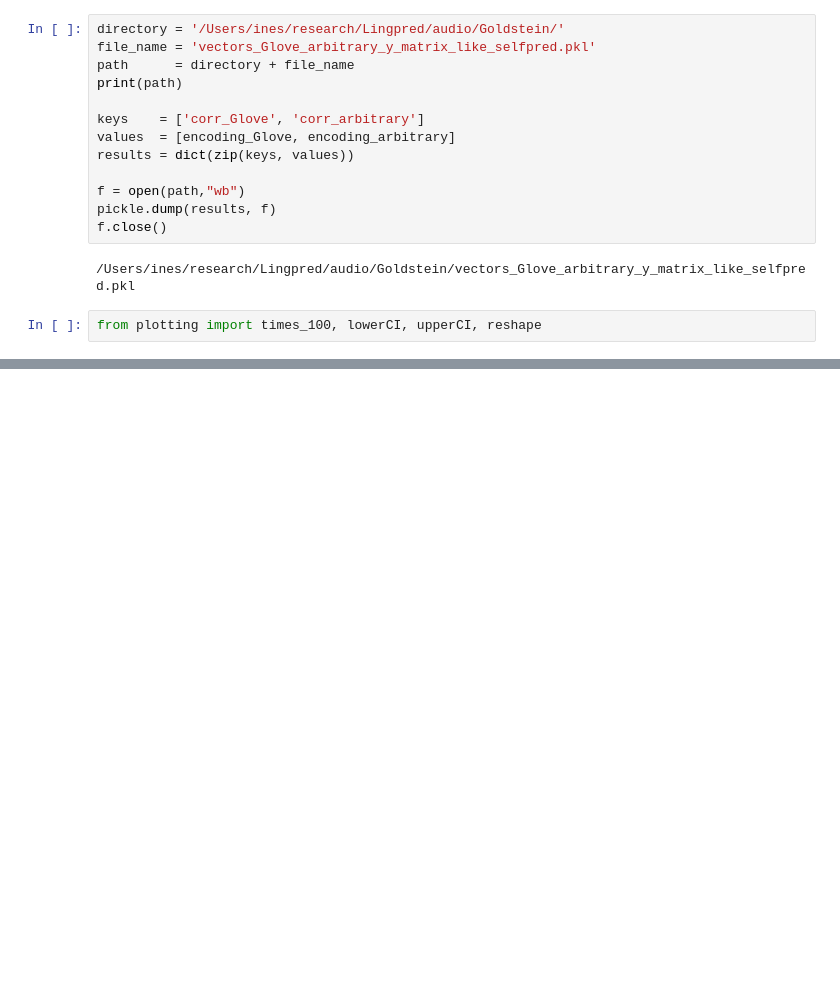
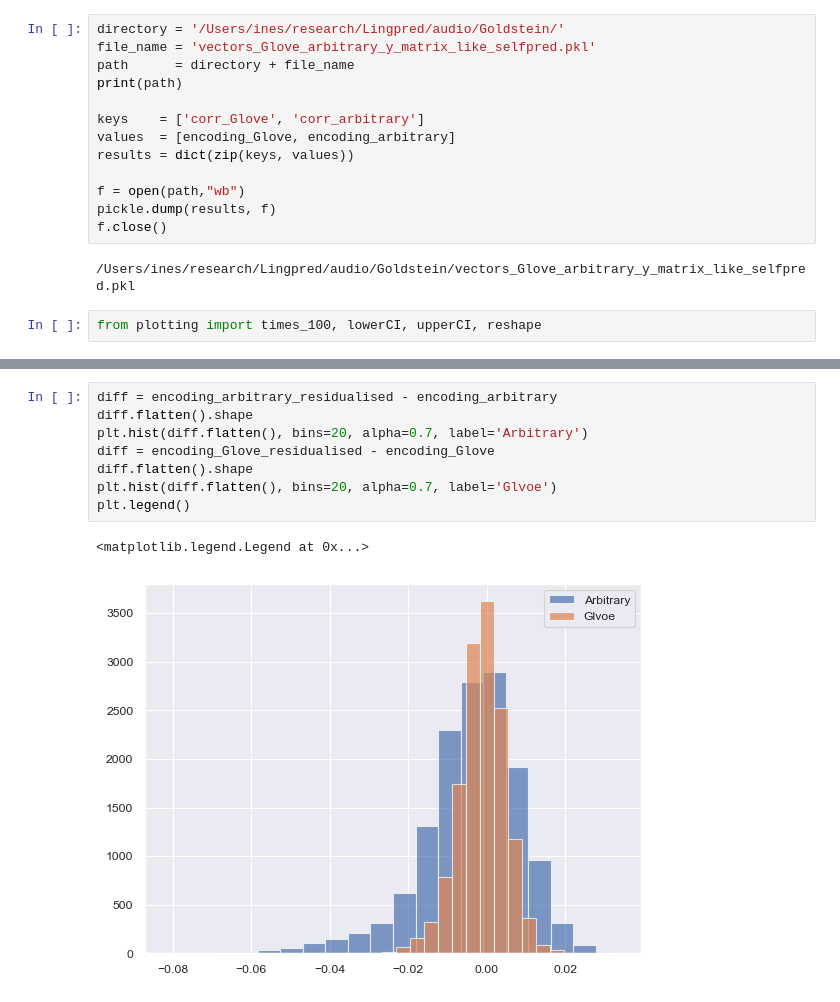
Before and after one commit to InesSchoenmann/Lingpred, a Jupyter notebook: notebooks_new/Audio_Encoding.ipynb, the cells around one changed output, grey strips where cells are left out. Saved outputs shown, nothing was run; the diff lists cells and outputs as text; blank space fills up the shorter version.

```diff
--- a/notebooks_new/Audio_Encoding.ipynb
+++ b/notebooks_new/Audio_Encoding.ipynb
@@ -226,0 +222,11 @@ ax1.axhline(c='indianred',  alpha=0.3)
+# %%
+diff = encoding_arbitrary_residualised - encoding_arbitrary
+diff.flatten().shape
+plt.hist(diff.flatten(), bins=20, alpha=0.7, label='Arbitrary')
+diff = encoding_Glove_residualised - encoding_Glove
+diff.flatten().shape
+plt.hist(diff.flatten(), bins=20, alpha=0.7, label='Glvoe')
+plt.legend()
+# %% [output]
+<matplotlib.legend.Legend at 0x...>
+[figure, added]
```
Also changed, not shown: parts of 13 cells of this notebook, 4 other files.
